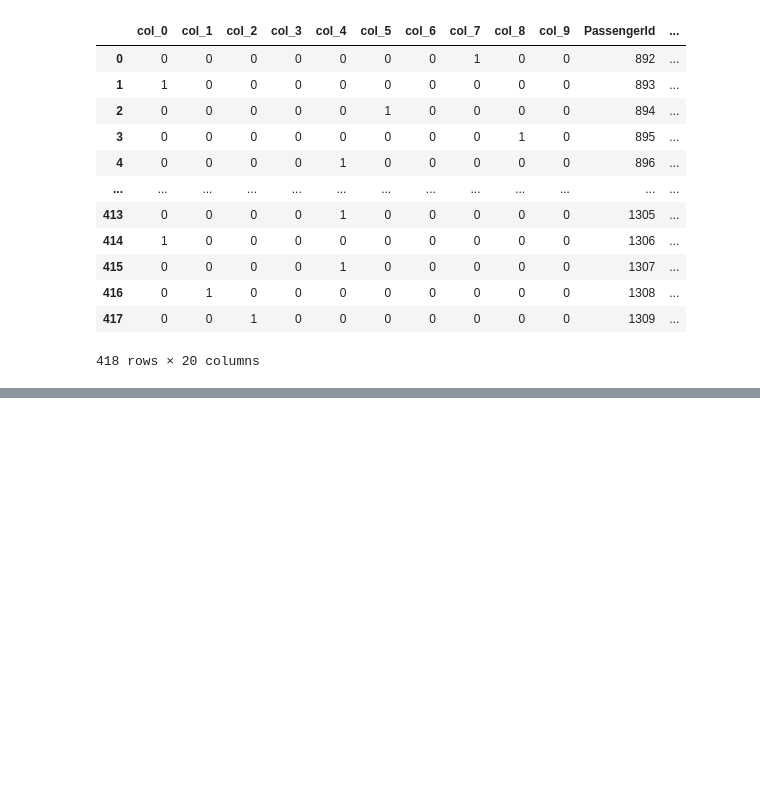
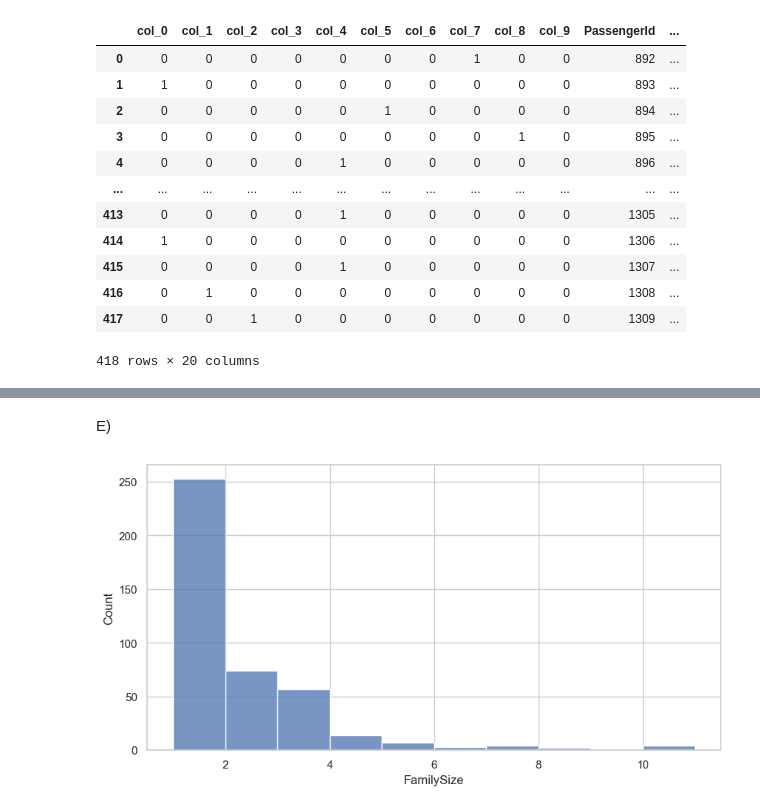
Before and after one commit to Staniskhan/ML_course_HW, a Jupyter notebook: hw02/hw02.ipynb, the cells around one changed output, grey strips where cells are left out. Cells and saved outputs as stored; diff of their text form; code cells hidden in the pictures; blank space fills up the shorter version.

```diff
--- a/hw02/hw02.ipynb
+++ b/hw02/hw02.ipynb
@@ -233,8 +233,8 @@ statistics
 # %% [markdown]
 D)
 # %%
-statistics = pandas.get_dummies(ds, columns=['Sex', 'Embarked'], drop_first=True)
-statistics
+ds = pandas.get_dummies(ds, columns=['Sex', 'Embarked'], drop_first=True)
+ds
 # %% [output]
 |  | PassengerId | Pclass | Name | Age | SibSp | Parch | Ticket | Fare | Sex_male | Embarked_Q | ... |
 | 0 | 892 | 3 | Kelly, Mr. James | 34.5 | 0 | 0 | 330911 | 7.8292 | True | True | ... |
@@ -273,0 +276,4 @@ ds
+# %%
+ds["FamilySize"] = ds["SibSp"] + ds["Parch"] + 1
+ds.drop(["SibSp", "Parch"], axis=1, inplace=True)
+ds.head()
@@ -273,0 +287,11 @@ ds
+# %% [markdown]
+E)
+# %%
+import seaborn as sns
+import matplotlib.pyplot as plt
+
+plt.figure(figsize=(10, 5))
+sns.histplot(ds['FamilySize'].dropna(), bins=10)
+plt.show()
+# %% [output]
+[figure, added]
```
Also changed, not shown: parts of 12 cells of this notebook.
